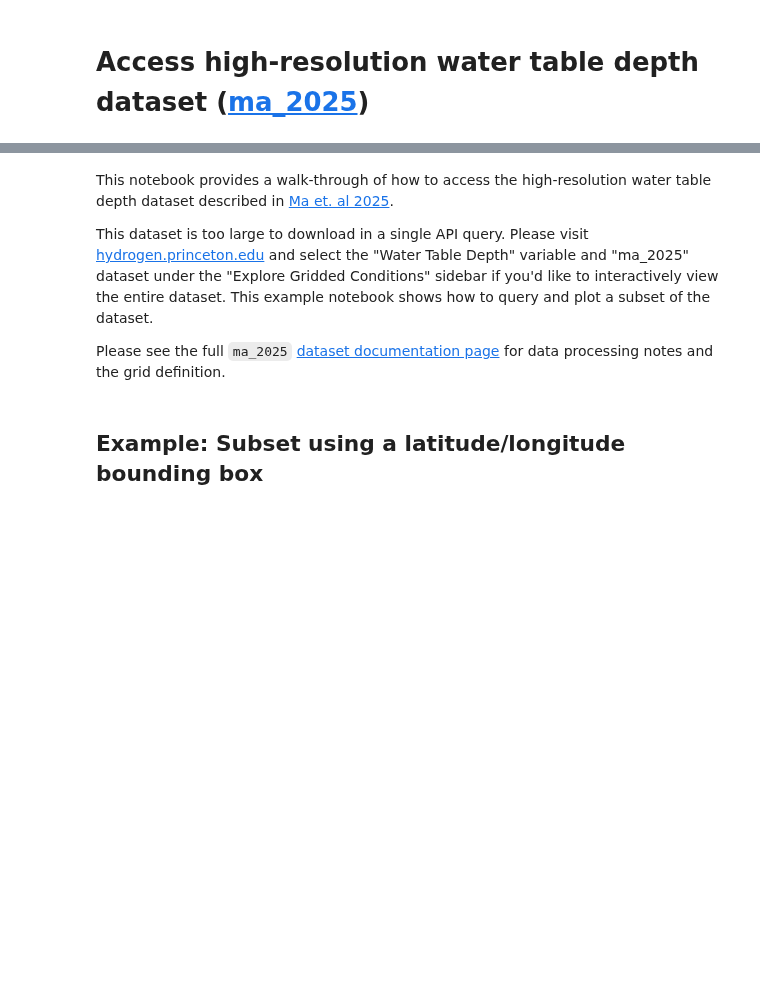
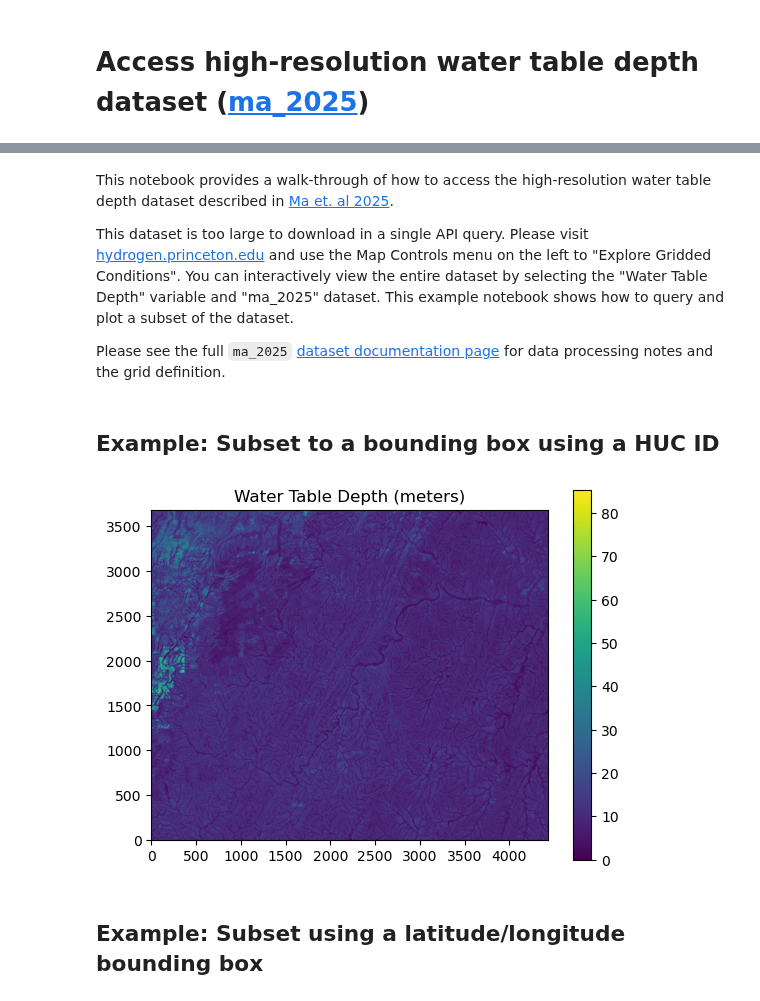
Before and after one commit to hydroframe/hf_hydrodata, a Jupyter notebook: docs/source/gridded_data/examples/example_ma_2025.ipynb, the cells around one changed output, grey strips where cells are left out. Drawn from its saved outputs; the diff is of its cells as text; code cells hidden in the pictures; blank space fills up the shorter version.

Commit message:
update example with huc filtering

```diff
--- a/docs/source/gridded_data/examples/example_ma_2025.ipynb
+++ b/docs/source/gridded_data/examples/example_ma_2025.ipynb
@@ -7,7 +7,7 @@ To launch this notebook interactively in a Jupyter notebook-like browser interfa
 # %% [markdown]
 This notebook provides a walk-through of how to access the high-resolution water table depth dataset described in [Ma et. al 2025](https://www.researchsquare.com/article/rs-6540988/v1).
 
-This dataset is too large to download in a single API query. Please visit [hydrogen.princeton.edu](hydrogen.princeton.edu) and select the "Water Table Depth" variable and "ma_2025" dataset under the "Explore Gridded Conditions" sidebar if you'd like to interactively view the entire dataset. This example notebook shows how to query and plot a subset of the dataset.
+This dataset is too large to download in a single API query. Please visit [hydrogen.princeton.edu](hydrogen.princeton.edu) and use the Map Controls menu on the left to "Explore Gridded Conditions". You can interactively view the entire dataset by selecting the "Water Table Depth" variable and "ma_2025" dataset. This example notebook shows how to query and plot a subset of the dataset.
 
 Please see the full `ma_2025` [dataset documentation page](https://hf-hydrodata.readthedocs.io/en/latest/gen_ma_2025.html) for data processing notes and the grid definition.
 # %%
@@ -20,6 +20,25 @@ import hf_hydrodata as hf
 # and run the following with your registered information
 # before you can use the hydrodata utilities
 hf.register_api_pin("your_email", "your_pin")
+# %% [markdown]
+## Example: Subset to a bounding box using a HUC ID
+# %%
+options = {
+    "dataset": "ma_2025",
+    "variable": "water_table_depth",
+    "grid": "conus2_wtd.30",
+    "huc_id": "02080203"
+}
+
+wtd_data_huc = hf.get_gridded_data(options).squeeze()
+# %%
+# Visualize the data subset
+plt.imshow(wtd_data_huc, cmap='viridis', origin='lower')
+plt.colorbar()
+plt.title('Water Table Depth (meters)')
+plt.show()
+# %% [output]
+[figure, added]
 # %% [markdown]
 ## Example: Subset using a latitude/longitude bounding box
 # %%
```
Also changed, not shown: parts of 1 cell of this notebook, 2 other files.
